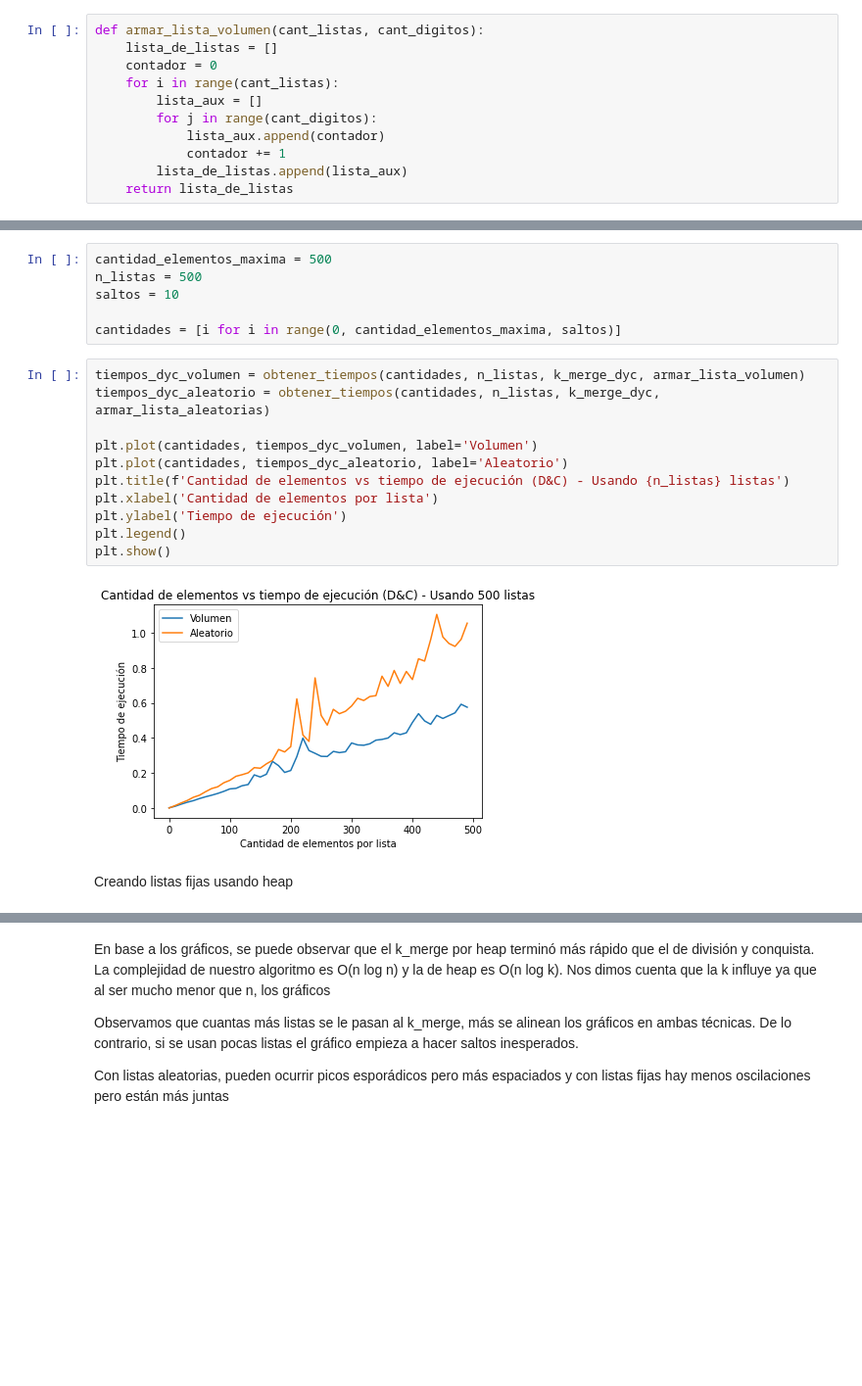
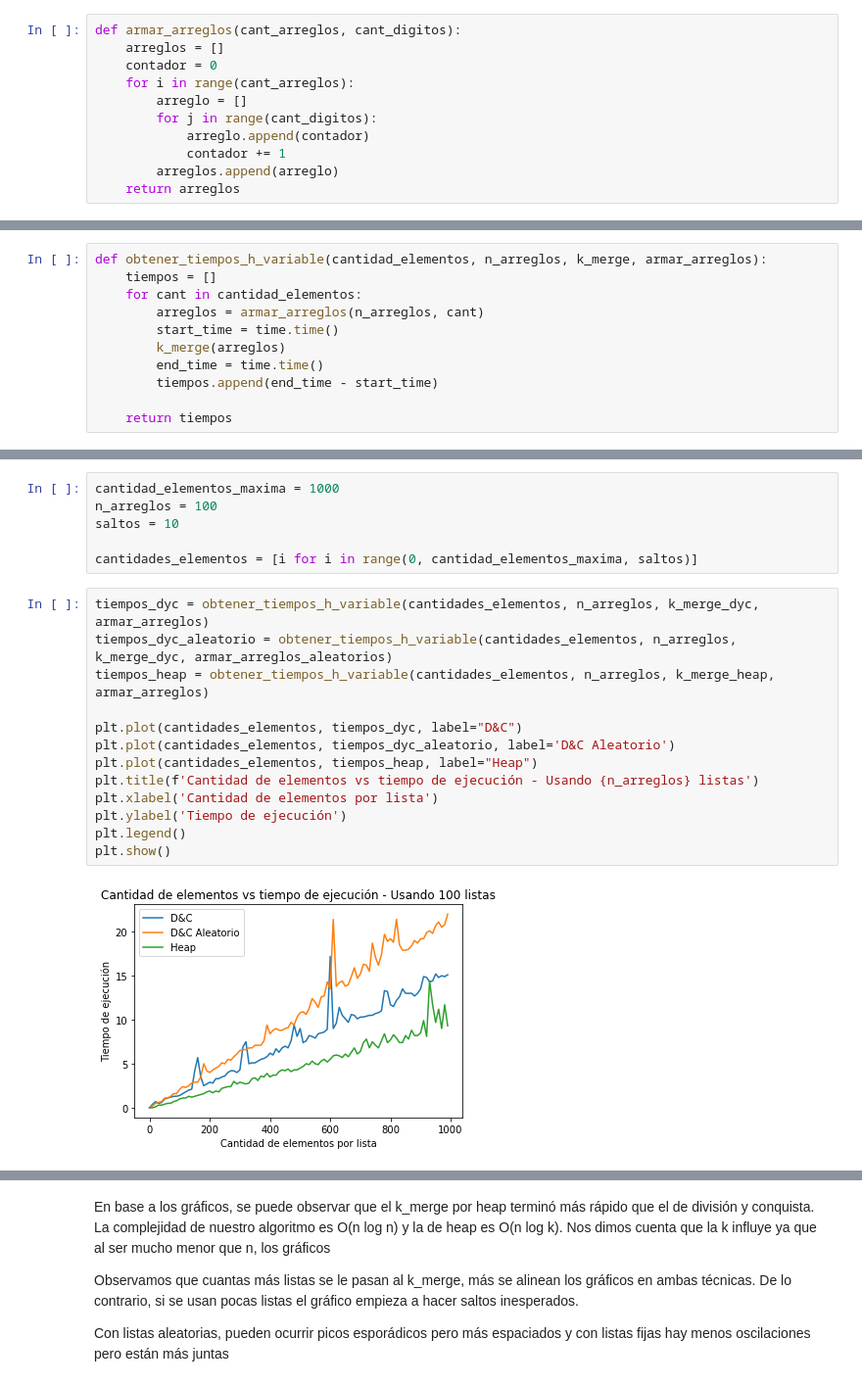
Before and after one commit to MartinUgarte/TDA-TP1, a Jupyter notebook: k_merge/graficos.ipynb, the cells around one changed output, grey strips where cells are left out. Shown at 98% size. Drawn from its saved outputs; the diff is of its cells as text; blank space fills up the shorter version.

```diff
--- a/k_merge/graficos.ipynb
+++ b/k_merge/graficos.ipynb
@@ -25,12 +27,12 @@ def armar_lista_aleatorias(cant_listas, cant_digitos):
 # %%
-def armar_lista_volumen(cant_listas, cant_digitos):
-    lista_de_listas = []
+def armar_arreglos(cant_arreglos, cant_digitos):
+    arreglos = []
     contador = 0
-    for i in range(cant_listas):
-        lista_aux = []
+    for i in range(cant_arreglos):
+        arreglo = []
         for j in range(cant_digitos):
-            lista_aux.append(contador)
+            arreglo.append(contador)
             contador += 1
-        lista_de_listas.append(lista_aux)
-    return lista_de_listas
+        arreglos.append(arreglo)
+    return arreglos
 # %%
@@ -46,2 +47,13 @@ def obtener_tiempos(cantidades, n_listas, k_merge, armar_lista):
 
     return tiempos
+# %%
+def obtener_tiempos_h_variable(cantidad_elementos, n_arreglos, k_merge, armar_arreglos):
+    tiempos = []
+    for cant in cantidad_elementos:
+        arreglos = armar_arreglos(n_arreglos, cant)
+        start_time = time.time()
+        k_merge(arreglos)
+        end_time = time.time()
+        tiempos.append(end_time - start_time)
+
+    return tiempos
@@ -48,21 +87,21 @@ def obtener_tiempos(cantidades, n_listas, k_merge, armar_lista):
 # %%
-cantidad_elementos_maxima = 500
-n_listas = 500
+cantidad_elementos_maxima = 1000
+n_arreglos = 100
 saltos = 10
 
-cantidades = [i for i in range(0, cantidad_elementos_maxima, saltos)]
+cantidades_elementos = [i for i in range(0, cantidad_elementos_maxima, saltos)]
 # %%
-tiempos_dyc_volumen = obtener_tiempos(cantidades, n_listas, k_merge_dyc, armar_lista_volumen)
-tiempos_dyc_aleatorio = obtener_tiempos(cantidades, n_listas, k_merge_dyc, armar_lista_aleatorias)
+tiempos_dyc = obtener_tiempos_h_variable(cantidades_elementos, n_arreglos, k_merge_dyc, armar_arreglos)
+tiempos_dyc_aleatorio = obtener_tiempos_h_variable(cantidades_elementos, n_arreglos, k_merge_dyc, armar_arreglos_aleatorios)
+tiempos_heap = obtener_tiempos_h_variable(cantidades_elementos, n_arreglos, k_merge_heap, armar_arreglos)
 
-plt.plot(cantidades, tiempos_dyc_volumen, label='Volumen')
-plt.plot(cantidades, tiempos_dyc_aleatorio, label='Aleatorio')
-plt.title(f'Cantidad de elementos vs tiempo de ejecución (D&C) - Usando {n_listas} listas')
+plt.plot(cantidades_elementos, tiempos_dyc, label="D&C")
+plt.plot(cantidades_elementos, tiempos_dyc_aleatorio, label='D&C Aleatorio')
+plt.plot(cantidades_elementos, tiempos_heap, label="Heap")
+plt.title(f'Cantidad de elementos vs tiempo de ejecución - Usando {n_arreglos} listas')
 plt.xlabel('Cantidad de elementos por lista')
 plt.ylabel('Tiempo de ejecución')
 plt.legend()
 plt.show()
 # %% [output]
-[figure, old version]
+[figure, new version]
-# %% [markdown]
-Creando listas fijas usando heap
```
Also changed, not shown: parts of 14 cells of this notebook, 2 other files.
